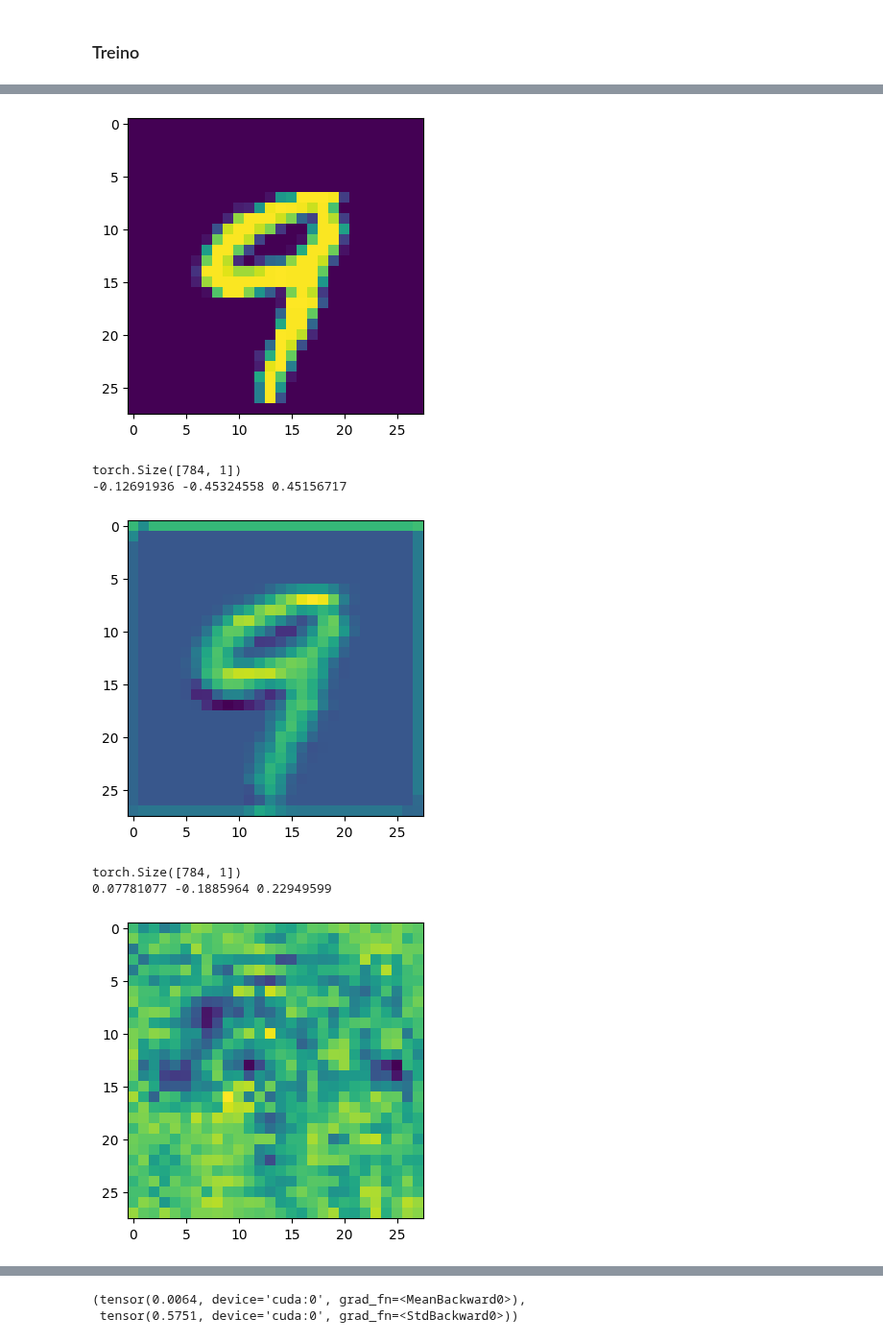
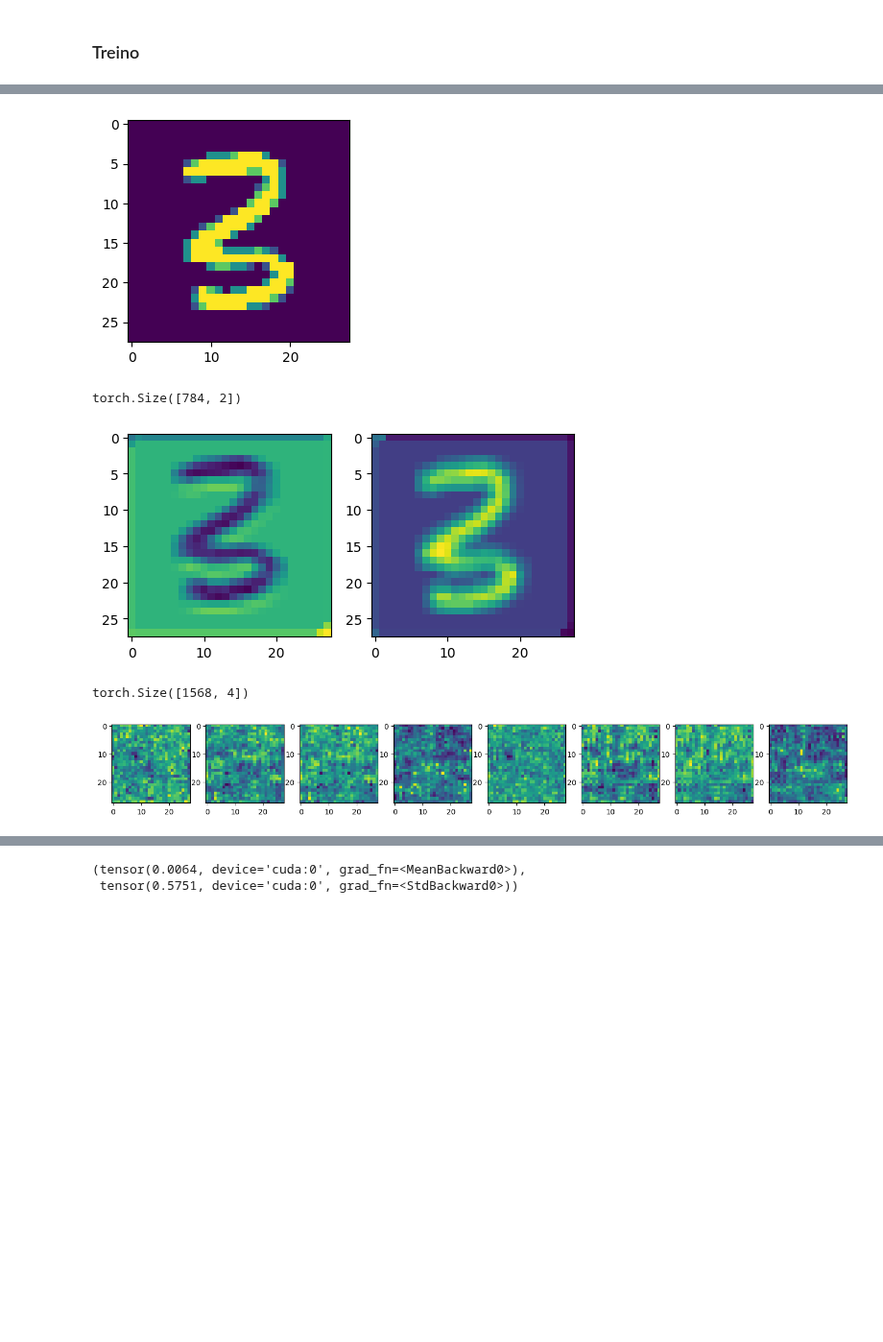
Before and after one commit to Ronnypetson/titanic, a Jupyter notebook: MNIST_Maromba.ipynb, the cells around one changed output, grey strips where cells are left out. Shown at 96% size. Cells and saved outputs as stored; diff of their text form; code cells hidden in the pictures; blank space fills up the shorter version.

```diff
--- a/MNIST_Maromba.ipynb
+++ b/MNIST_Maromba.ipynb
@@ -1038,7 +1014,7 @@ class MModule2(nn.Module):
     assert n_sets > 0
     ### Under experimentation
     n = x.data.shape[0]
-    filter_whs = [(3, 3, 1), (3, 3, 1)]
+    filter_whs = [(3, 3, 1), (3, 3, 2)]
     strides = [1, 1]
     stride = strides[0]
     filter_volume = np.prod(filter_whs[0])
@@ -1210,21 +1186,21 @@ def prepare_input(x, y, device="cpu"):
 # %% [markdown]
 ### Treino
 # %%
-hidden_dim = 784
-start_mode = False
+hidden_dim = 6272
+start_mode = True
 valid_mode = False
 # TODO: Visualize conv layer output
 samples = [
     # in_ch * h * w,
     1 * 3 * 3,
-    1 * 3 * 3,
+    2 * 3 * 3,
     # 4 * 8 * 3 * 3,
     hidden_dim,
 ]
 sets = [
     # out_ch
-    1,
-    1,
+    2,
+    4,
     # 1,
     num_classes
 ]
@@ -1302,7 +1278,7 @@ for epoch in range(num_epochs):
     .groupby("epoch")
     .agg(lambda x: x.median(skipna=True))
     # .tail(200)
-    .plot(figsize=(24, 4), grid=True)
+    .plot(figsize=(16, 3), grid=True)
   )
   plt.show()
 # %%
@@ -1319,22 +1295,27 @@ idxs = [img.idx.cpu().detach() for img in model.all_pools]
 # %%
 shapes = [
     (img_dim, img_dim, 1),
-    ((img_dim - 0) // 1, (img_dim - 0) // 1, 1),
-    ((img_dim - 0) // 1, (img_dim - 0) // 1, 1),
+    ((img_dim - 0) // 1, (img_dim - 0) // 1, 2),
+    ((img_dim - 0) // 1, (img_dim - 0) // 1, 8),
     # (((img_dim - 2) // 2 - 2) // 1, ((img_dim - 2) // 2 - 2) // 1, 4),
     # (((img_dim - 4) // 1 - 4) // 2, ((img_dim - 4) // 1 - 4) // 2, 8),
     # ((img_dim - 4) // 2 - 2, (img_dim - 4) // 2 - 2, 4),
     # ((img_dim - 4) // 2 - 4, (img_dim - 4) // 2 - 4, 8),
 ]
+# display.clear_output(wait=True)
+plt.close()
 for idx, img in enumerate(imgs[:len(shapes)]):
   img = img[0]
   print(img.shape)
   img = img.reshape(*shapes[idx])
-  for ch in range(shapes[idx][2]):
+  rows, cols = 1, shapes[idx][2]
+  fig, ax = plt.subplots(rows, cols, figsize=(min(18, 3 * cols), 3))
+  for ch in range(cols):
     img_ = img[:, :, ch].numpy()
-    plt.figure(figsize=(4, 4))
-    print(img_.mean(), img_.min(), img_.max())
-    plt.imshow(img_)
-    plt.show()
+    if cols > 1:
+      ax[ch].imshow(img_)
+    else:
+      ax.imshow(img_)
+  plt.show()
 # %% [output]
 torch.Size([784])
@@ -1342,7 +1322,5 @@ torch.Size([784])
-[figure, old version]
+[figure, new version]
-torch.Size([784, 1])
--0.12691936 -0.45324558 0.45156717
+torch.Size([784, 2])
-[figure, old version]
+[figure, new version]
-torch.Size([784, 1])
-0.07781077 -0.1885964 0.22949599
+torch.Size([1568, 4])
-[figure, old version]
+[figure, new version]
```
Also changed, not shown: parts of 7 cells of this notebook.
